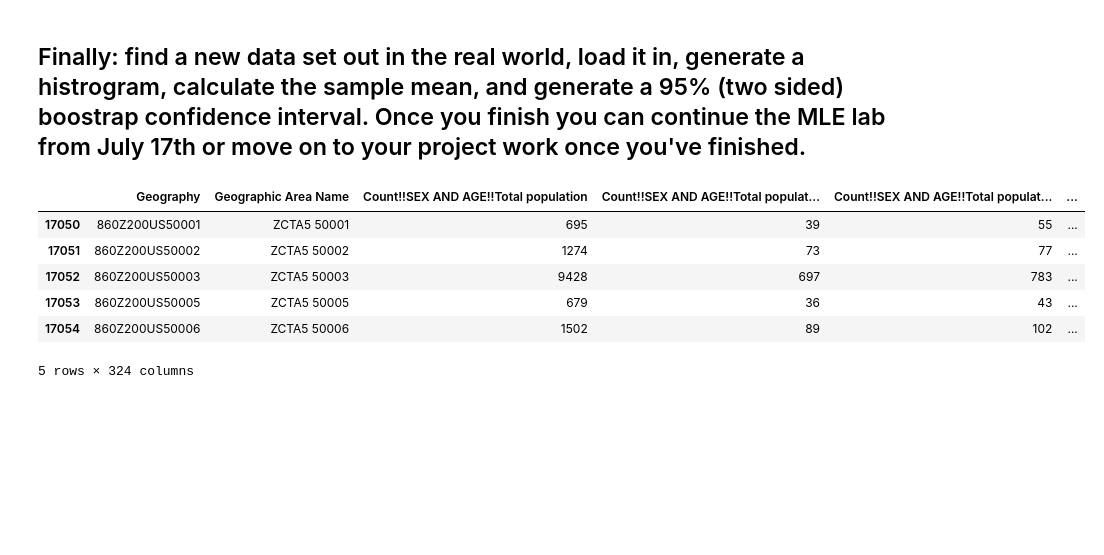
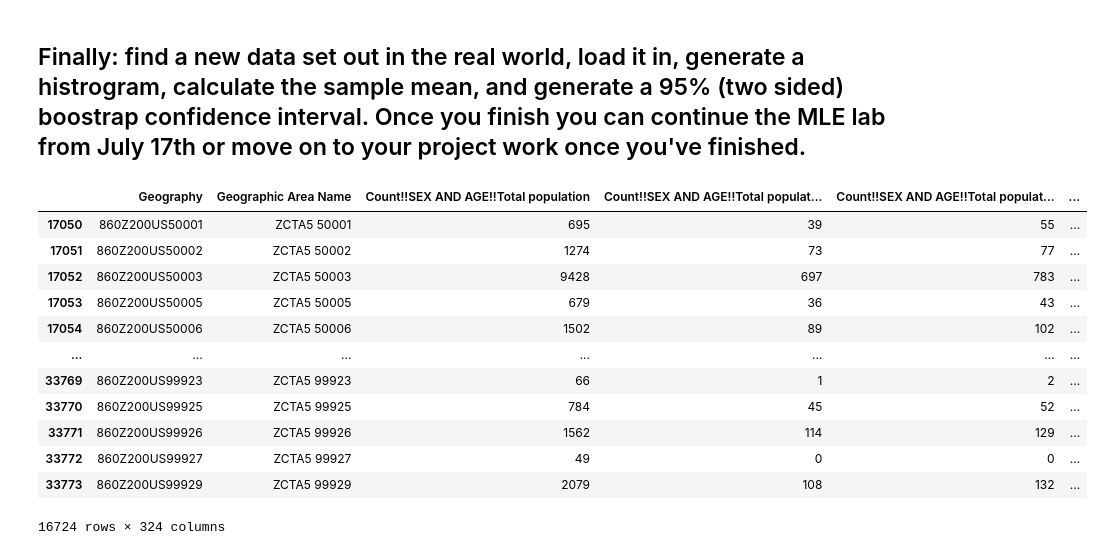
Before and after one commit to evanisgreat/burise, a Jupyter notebook: July_18/Bootstrap_confidence_intervals_teaching(1).ipynb, the cells around one changed output. Cells and saved outputs as stored; diff of their text form; code cells hidden in the pictures; blank space fills up the shorter version.

```diff
--- a/July_18/Bootstrap_confidence_intervals_teaching(1).ipynb
+++ b/July_18/Bootstrap_confidence_intervals_teaching(1).ipynb
@@ -274,25 +274,31 @@ results
 # %%
 import pandas as pd
 import re
 
 df = pd.read_csv('huge_census_data_2020.csv')
 
 df.columns = df.iloc[0]
 df = df[1:].reset_index(drop=True)
 
 df['ZIP Code'] = df.iloc[:, 1].str.extract(r'(\d{5})').astype(int)
 
 df_less = df[df['ZIP Code'] >= 50000]
 
-df_less.head()
+df_less
 # %% [output]
 |  | Geography | Geographic Area Name | Count!!SEX AND AGE!!Total population | Count!!SEX AND AGE!!Total populat... | Count!!SEX AND AGE!!Total populat... | ... |
 | 17050 | 860Z200US50001 | ZCTA5 50001 | 695 | 39 | 55 | ... |
 | 17051 | 860Z200US50002 | ZCTA5 50002 | 1274 | 73 | 77 | ... |
 | 17052 | 860Z200US50003 | ZCTA5 50003 | 9428 | 697 | 783 | ... |
 | 17053 | 860Z200US50005 | ZCTA5 50005 | 679 | 36 | 43 | ... |
 | 17054 | 860Z200US50006 | ZCTA5 50006 | 1502 | 89 | 102 | ... |
+| ... | ... | ... | ... | ... | ... | ... |
+| 33769 | 860Z200US99923 | ZCTA5 99923 | 66 | 1 | 2 | ... |
+| 33770 | 860Z200US99925 | ZCTA5 99925 | 784 | 45 | 52 | ... |
+| 33771 | 860Z200US99926 | ZCTA5 99926 | 1562 | 114 | 129 | ... |
+| 33772 | 860Z200US99927 | ZCTA5 99927 | 49 | 0 | 0 | ... |
+| 33773 | 860Z200US99929 | ZCTA5 99929 | 2079 | 108 | 132 | ... |
-5 rows × 324 columns
+16724 rows × 324 columns
 # %%
 data_set = df_less['Count!!SEX AND AGE!!Total population!!15 to 19 years'].to_numpy()
 
```
Also changed, not shown: parts of 1 cell of this notebook.
